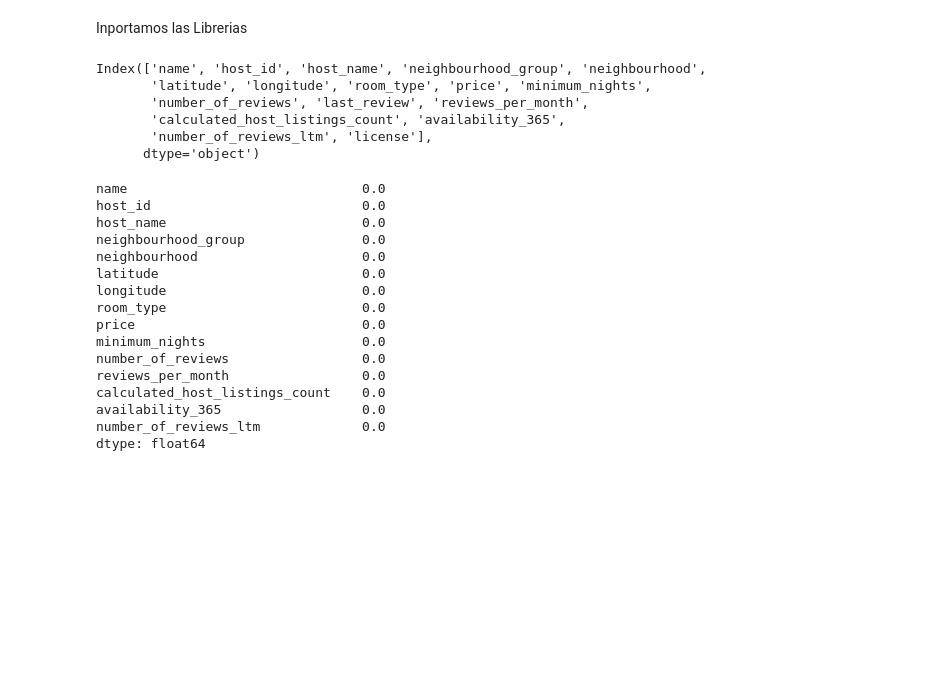
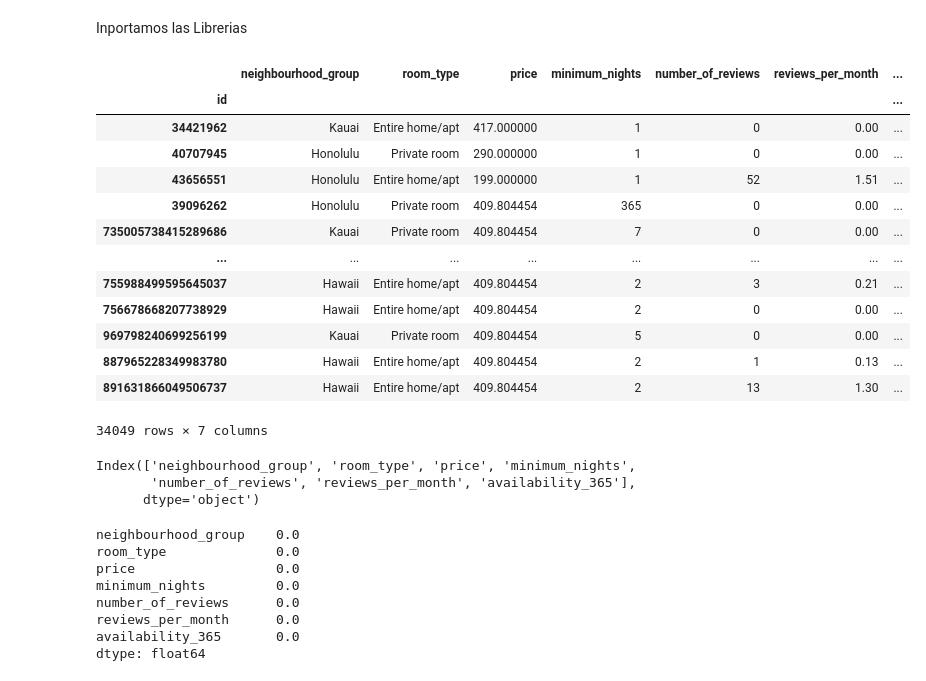
Before and after one commit to Pedrmig/Inside-Airbnb, a Jupyter notebook: ML_pricepredictor.ipynb, the cells around one changed output. Drawn from its saved outputs; the diff is of its cells as text; code cells hidden in the pictures; blank space fills up the shorter version.

```diff
--- a/ML_pricepredictor.ipynb
+++ b/ML_pricepredictor.ipynb
@@ -19,35 +17,41 @@ df = pd.read_csv("listings.csv", index_col= "id")
 # %%
-df.drop(columns=['license','last_review'],inplace=True)
-df['host_name'].fillna('Unknown',inplace=True)
+df = pd.read_csv("listings.csv", index_col= "id")
+# corregimos algunas colunas y sacamos otras.
+df.drop(columns=['license','last_review','number_of_reviews_ltm','neighbourhood','name','host_id','host_name','latitude','longitude','last_review','calculated_host_listings_count'],inplace=True)
 df['price'].fillna((df['price'].mean()),inplace=True)
 df['reviews_per_month'].fillna(0,inplace=True)
+df
+# %% [output]
+|  | neighbourhood_group | room_type | price | minimum_nights | number_of_reviews | reviews_per_month | ... |
+| id |  |  |  |  |  |  | ... |
+| 34421962 | Kauai | Entire home/apt | 417.000000 | 1 | 0 | 0.00 | ... |
+| 40707945 | Honolulu | Private room | 290.000000 | 1 | 0 | 0.00 | ... |
+| 43656551 | Honolulu | Entire home/apt | 199.000000 | 1 | 52 | 1.51 | ... |
+| 39096262 | Honolulu | Private room | 409.804454 | 365 | 0 | 0.00 | ... |
+| 735005738415289686 | Kauai | Private room | 409.804454 | 7 | 0 | 0.00 | ... |
+| ... | ... | ... | ... | ... | ... | ... | ... |
+| 755988499595645037 | Hawaii | Entire home/apt | 409.804454 | 2 | 3 | 0.21 | ... |
+| 756678668207738929 | Hawaii | Entire home/apt | 409.804454 | 2 | 0 | 0.00 | ... |
+| 969798240699256199 | Kauai | Private room | 409.804454 | 5 | 0 | 0.00 | ... |
+| 887965228349983780 | Hawaii | Entire home/apt | 409.804454 | 2 | 1 | 0.13 | ... |
+| 891631866049506737 | Hawaii | Entire home/apt | 409.804454 | 2 | 13 | 1.30 | ... |
+34049 rows × 7 columns
 # %%
-data.columns
+df.columns
 # %% [output]
-Index(['name', 'host_id', 'host_name', 'neighbourhood_group', 'neighbourhood',
-       'latitude', 'longitude', 'room_type', 'price', 'minimum_nights',
-       'number_of_reviews', 'last_review', 'reviews_per_month',
-       'calculated_host_listings_count', 'availability_365',
-       'number_of_reviews_ltm', 'license'],
+Index(['neighbourhood_group', 'room_type', 'price', 'minimum_nights',
+       'number_of_reviews', 'reviews_per_month', 'availability_365'],
       dtype='object')
 # %%
-df.isnull().sum() * 100 / len(data)
+df.isnull().sum() * 100 / len(df)
 # %% [output]
-name                              0.0
-host_id                           0.0
-host_name                         0.0
-neighbourhood_group               0.0
-neighbourhood                     0.0
-latitude                          0.0
-longitude                         0.0
-room_type                         0.0
-price                             0.0
-minimum_nights                    0.0
-number_of_reviews                 0.0
-reviews_per_month                 0.0
-calculated_host_listings_count    0.0
-availability_365                  0.0
-number_of_reviews_ltm             0.0
+neighbourhood_group    0.0
+room_type              0.0
+price                  0.0
+minimum_nights         0.0
+number_of_reviews      0.0
+reviews_per_month      0.0
+availability_365       0.0
 dtype: float64
 # %%
 df.info()
```
Also changed, not shown: parts of 18 cells of this notebook, 1 other file.
